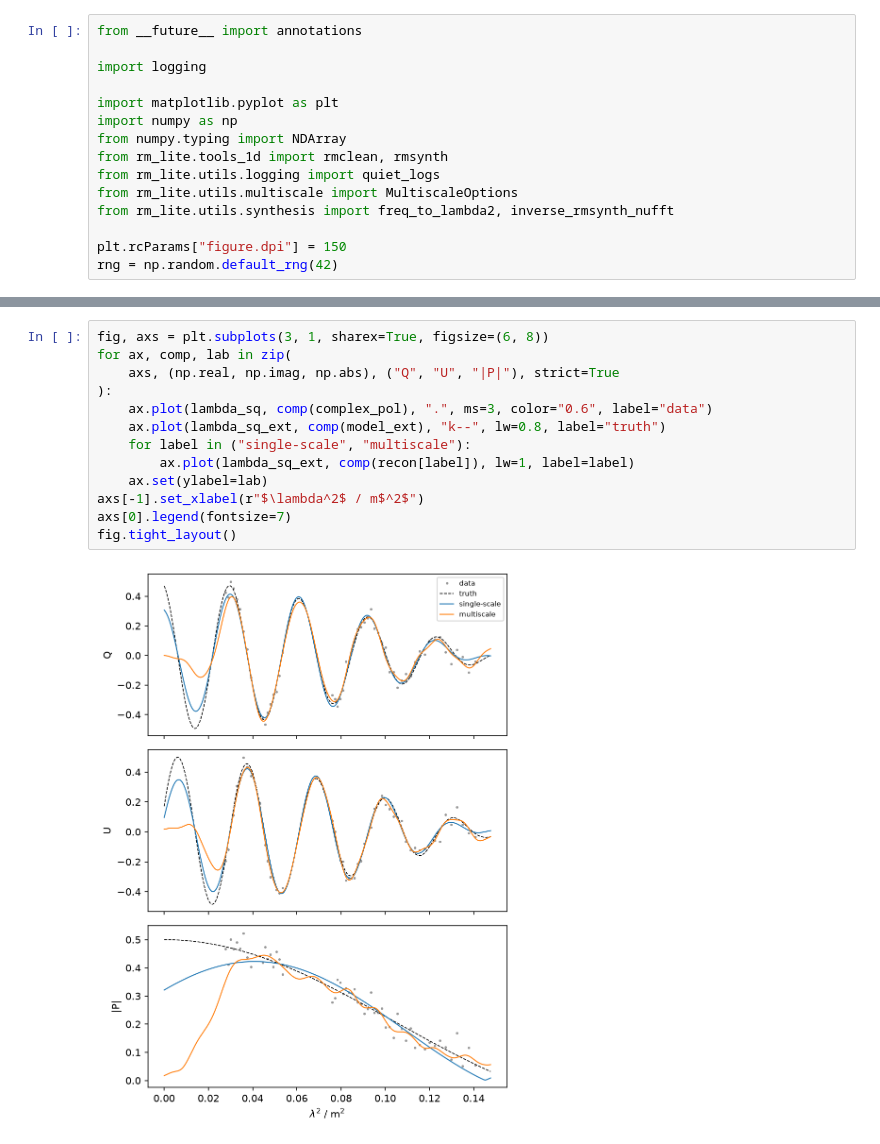
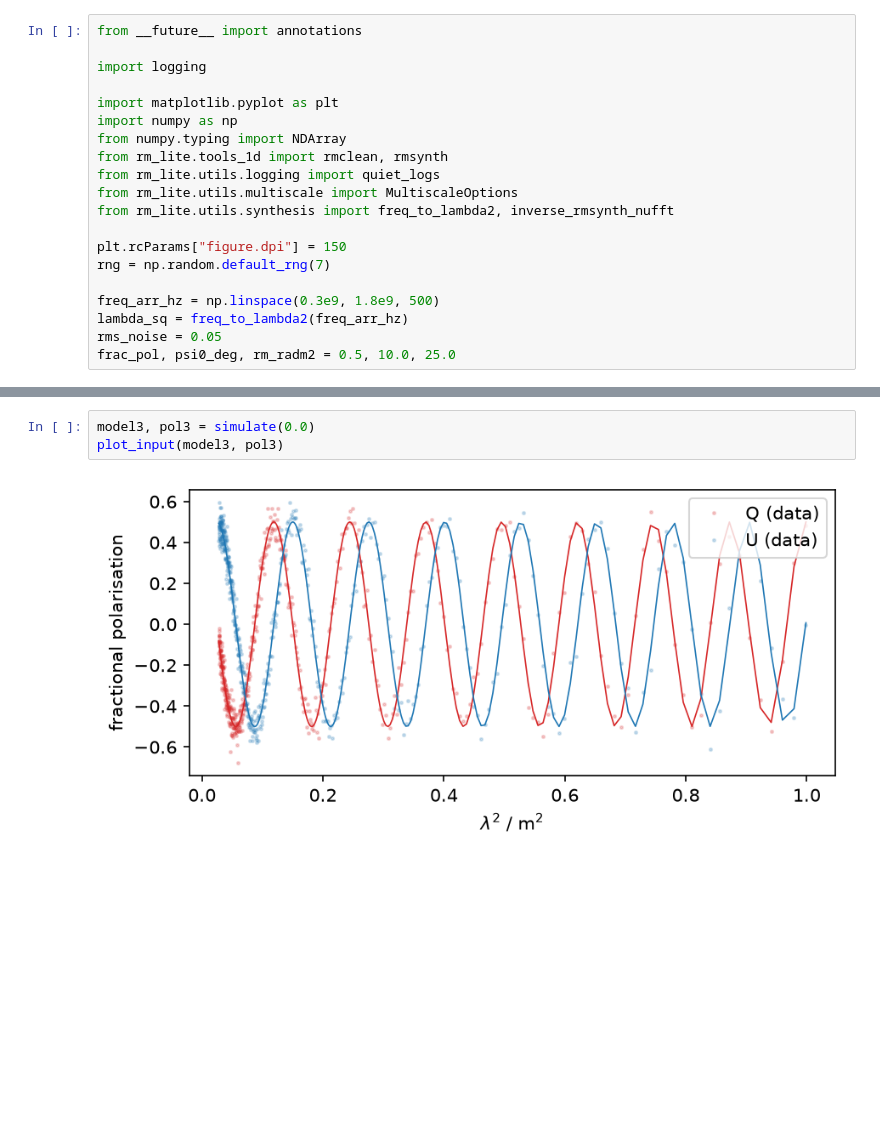
Before and after one commit to AlecThomson/rm-lite, a Jupyter notebook: docs/examples/rmclean_multiscale_1d.ipynb, the cells around one changed output, grey strips where cells are left out. Drawn from its saved outputs; the diff is of its cells as text; blank space fills up the shorter version.

```diff
--- a/docs/examples/rmclean_multiscale_1d.ipynb
+++ b/docs/examples/rmclean_multiscale_1d.ipynb
@@ -30,5 +35,10 @@ from rm_lite.utils.multiscale import MultiscaleOptions
 from rm_lite.utils.synthesis import freq_to_lambda2, inverse_rmsynth_nufft
 
 plt.rcParams["figure.dpi"] = 150
-rng = np.random.default_rng(42)
+rng = np.random.default_rng(7)
+
+freq_arr_hz = np.linspace(0.3e9, 1.8e9, 500)
+lambda_sq = freq_to_lambda2(freq_arr_hz)
+rms_noise = 0.05
+frac_pol, psi0_deg, rm_radm2 = 0.5, 10.0, 25.0
 # %% [markdown]
@@ -222,15 +239,5 @@ multiscale: in-band reconstruction RMS = 0.0312
 # %%
-fig, axs = plt.subplots(3, 1, sharex=True, figsize=(6, 8))
-for ax, comp, lab in zip(
-    axs, (np.real, np.imag, np.abs), ("Q", "U", "|P|"), strict=True
-):
-    ax.plot(lambda_sq, comp(complex_pol), ".", ms=3, color="0.6", label="data")
-    ax.plot(lambda_sq_ext, comp(model_ext), "k--", lw=0.8, label="truth")
-    for label in ("single-scale", "multiscale"):
-        ax.plot(lambda_sq_ext, comp(recon[label]), lw=1, label=label)
-    ax.set(ylabel=lab)
-axs[-1].set_xlabel(r"$\lambda^2$ / m$^2$")
-axs[0].legend(fontsize=7)
-fig.tight_layout()
+model3, pol3 = simulate(0.0)
+plot_input(model3, pol3)
 # %% [output]
-[figure, old version]
+[figure, new version]
```
Also changed, not shown: parts of 25 cells of this notebook, 2 other files.
